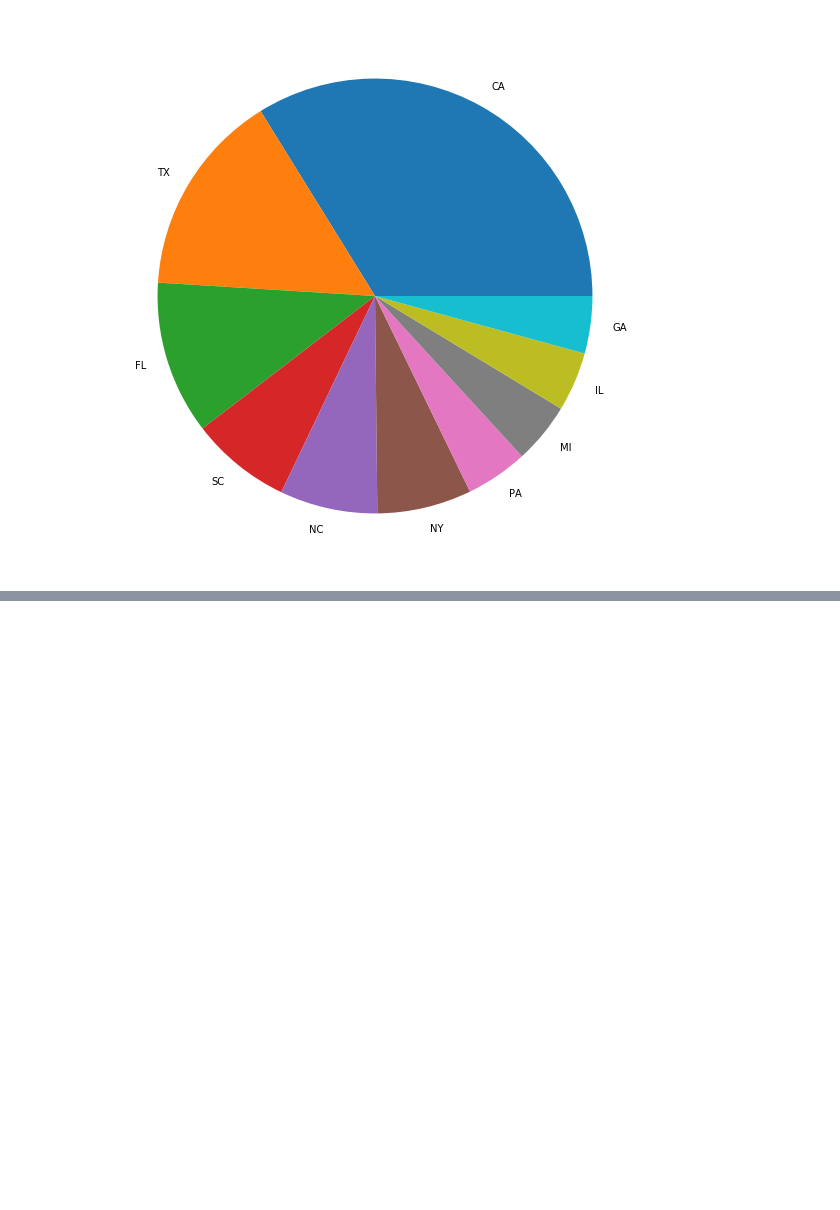
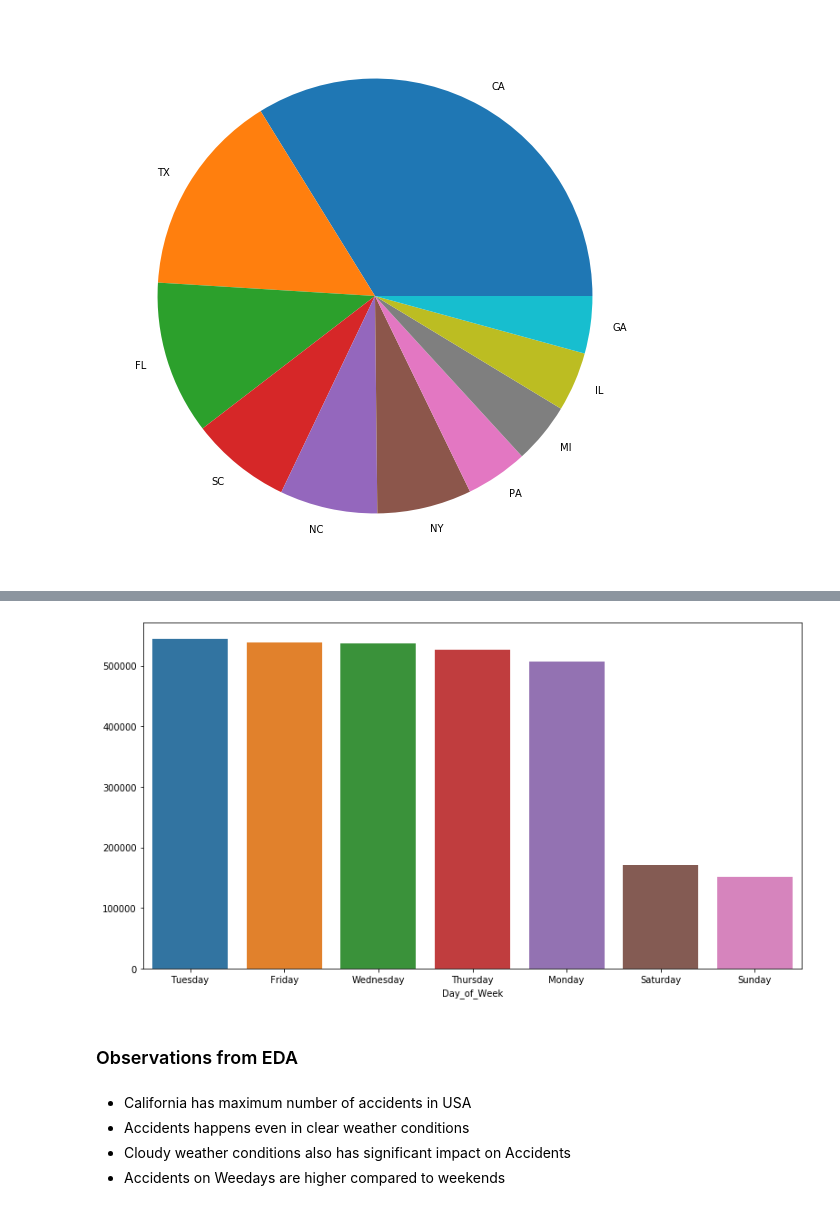
Before and after one commit to kbs-group-9/kbs-group-9.github.io, a Jupyter notebook: notebooks/US Accidents - EDA.ipynb, the cells around one changed output, grey strips where cells are left out. Saved outputs shown, nothing was run; the diff lists cells and outputs as text; code cells hidden in the pictures; blank space fills up the shorter version.

```diff
--- a/notebooks/US Accidents - EDA.ipynb
+++ b/notebooks/US Accidents - EDA.ipynb
@@ -117,0 +180,3 @@ plt.show()
+# %%
+weekdays_accidents = data_df.groupby('Day_of_Week').size().sort_values(ascending = False)
+weekdays_accidents.head()
@@ -117,0 +191,13 @@ plt.show()
+# %%
+plt.figure(figsize=(13, 7))
+sns.barplot(weekdays_accidents.index, weekdays_accidents.values)
+plt.show()
+# %% [output]
+[figure, added]
+# %% [markdown]
+### Observations from EDA
+# %% [markdown]
+- California has maximum number of accidents in USA
+- Accidents happens even in clear weather conditions
+- Cloudy weather conditions also has significant impact on Accidents
+- Accidents on Weedays are higher compared to weekends
```
Also changed, not shown: parts of 18 cells of this notebook, 1 other file.
